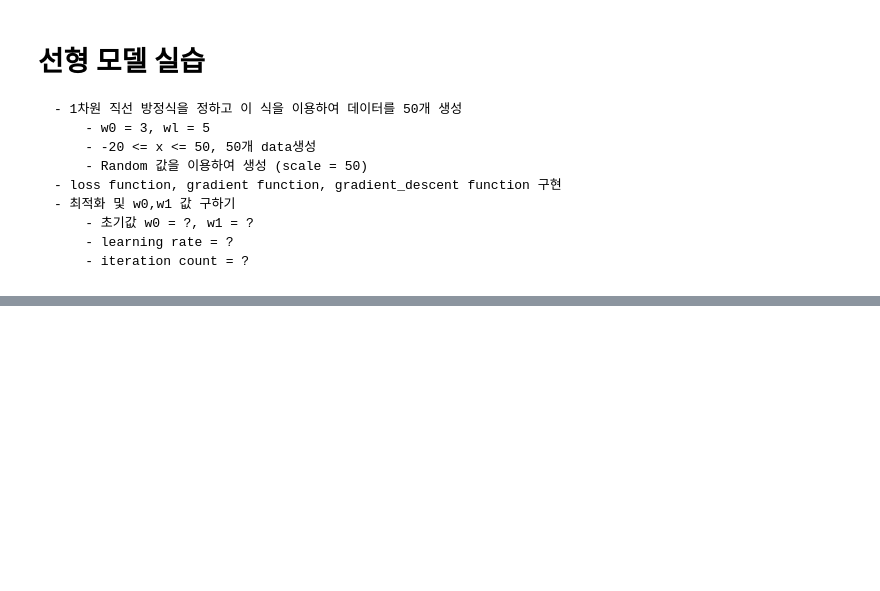
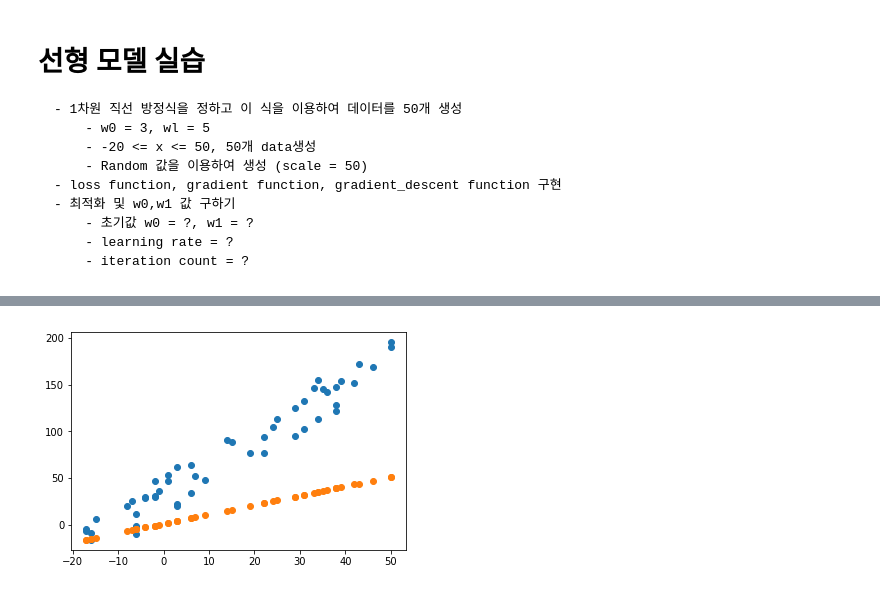
Before and after one commit to kmh03214/AI, a Jupyter notebook: Machinelearning/linear modeling.ipynb, the cells around one changed output, grey strips where cells are left out. Cells and saved outputs as stored; diff of their text form; code cells hidden in the pictures; blank space fills up the shorter version.

```diff
--- a/Machinelearning/linear modeling.ipynb
+++ b/Machinelearning/linear modeling.ipynb
@@ -69,0 +97,11 @@ plt.show()
+# %%
+pred = w0*x+w1
+# %%
+plt.plot(x,t,'o')
+plt.grid()
+
+plt.plot(x,pred,'o')
+plt.grid()
+plt.show()
+# %% [output]
+[figure, added]
```
Also changed, not shown: parts of 6 cells of this notebook, 1 other file.
